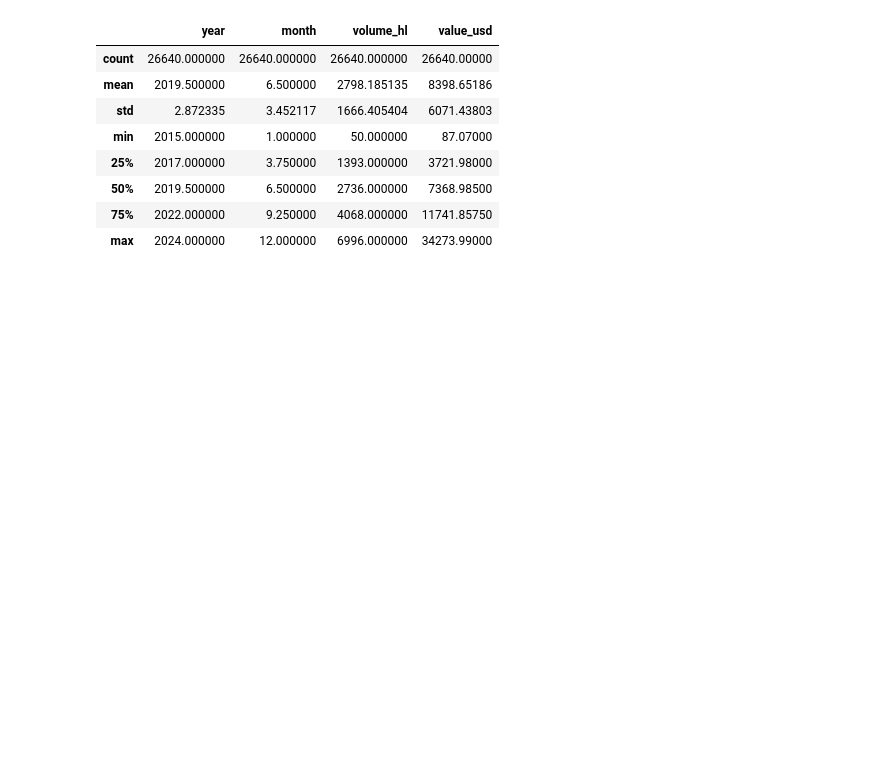
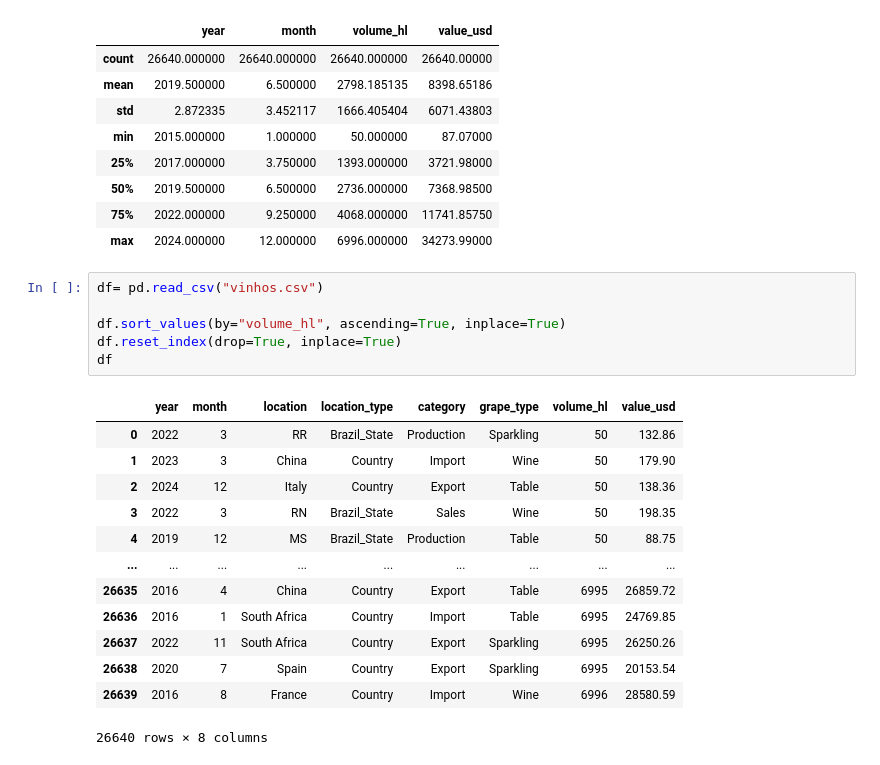
Before and after one commit to ArthurLima06/SENAI-PPDC, a Jupyter notebook: exercicios.ipynb, the cells around one changed output. Cells and saved outputs as stored; diff of their text form; blank space fills up the shorter version.

```diff
--- a/exercicios.ipynb
+++ b/exercicios.ipynb
@@ -919,3 +919,23 @@ df.describe()
 | 50% | 2019.500000 | 6.500000 | 2736.000000 | 7368.98500 |
 | 75% | 2022.000000 | 9.250000 | 4068.000000 | 11741.85750 |
 | max | 2024.000000 | 12.000000 | 6996.000000 | 34273.99000 |
+# %%
+df= pd.read_csv("vinhos.csv")
+
+df.sort_values(by="volume_hl", ascending=True, inplace=True)
+df.reset_index(drop=True, inplace=True)
+df
+# %% [output]
+|  | year | month | location | location_type | category | grape_type | volume_hl | value_usd |
+| 0 | 2022 | 3 | RR | Brazil_State | Production | Sparkling | 50 | 132.86 |
+| 1 | 2023 | 3 | China | Country | Import | Wine | 50 | 179.90 |
+| 2 | 2024 | 12 | Italy | Country | Export | Table | 50 | 138.36 |
+| 3 | 2022 | 3 | RN | Brazil_State | Sales | Wine | 50 | 198.35 |
+| 4 | 2019 | 12 | MS | Brazil_State | Production | Table | 50 | 88.75 |
+| ... | ... | ... | ... | ... | ... | ... | ... | ... |
+| 26635 | 2016 | 4 | China | Country | Export | Table | 6995 | 26859.72 |
+| 26636 | 2016 | 1 | South Africa | Country | Import | Table | 6995 | 24769.85 |
+| 26637 | 2022 | 11 | South Africa | Country | Export | Sparkling | 6995 | 26250.26 |
+| 26638 | 2020 | 7 | Spain | Country | Export | Sparkling | 6995 | 20153.54 |
+| 26639 | 2016 | 8 | France | Country | Import | Wine | 6996 | 28580.59 |
+26640 rows × 8 columns
```
